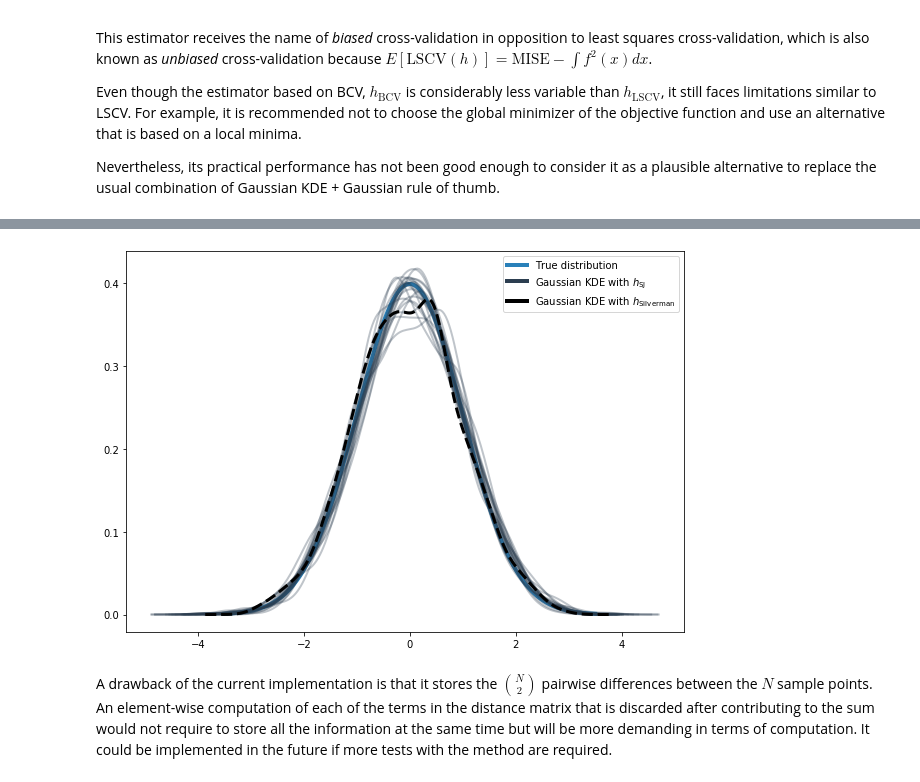
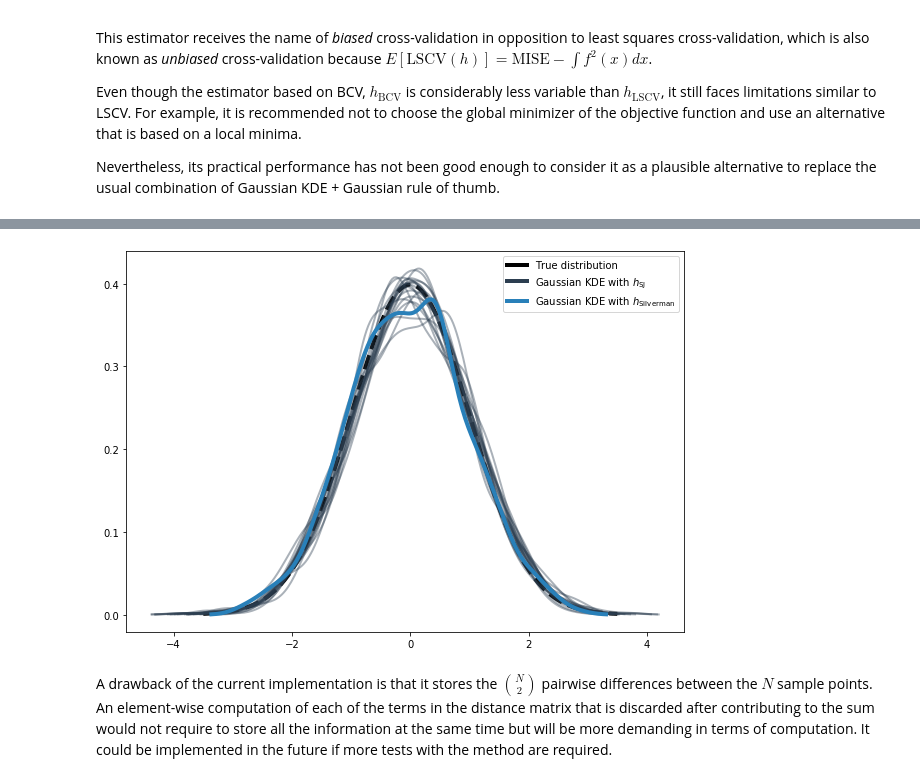
Before and after one commit to tomicapretto/density_estimation, a Jupyter notebook: notebooks/03_more_bandwidth_selectors.ipynb, the cells around one changed output, grey strips where cells are left out. Drawn from its saved outputs; the diff is of its cells as text; code cells hidden in the pictures.

```diff
--- a/notebooks/03_more_bandwidth_selectors.ipynb
+++ b/notebooks/03_more_bandwidth_selectors.ipynb
@@ -152,7 +152,6 @@ The value of $h$ that minimizes $\text{LSCV}(h)$ is detoned by $h_{\text{LSCV}}$
 The first point makes least squares cross-validation not valid for an automatic usage. The second point is also connected to the fact that the method usually result in very undersmoothed estimations, as opposite to the gaussian rule of thumb.
 # %%
 # Adapted from: https://github.com/JTsolon/least-squares-cross-validation-in-KDE
-
 import statsmodels.api as sm
 from scipy.optimize import minimize
 from scipy.integrate import quad
@@ -164,7 +163,7 @@ def get_ise_loocv(h, x, x_min, x_max):
 
     Parameters
     ----------
-    x : 1-D array-like
+    x : numpy array
         1 dimensional array of sample data from the variable for which a
         density estimate is desired.
     h : float
@@ -186,7 +185,8 @@ def get_ise_loocv(h, x, x_min, x_max):
     f_squared = lambda x : dens.evaluate(x) ** 2
 
     # Compute first term of LSCV(h) -- twice the area under `f_squared`
-    f_sq_twice_area = 2 * quad(f_squared, x_min, x_max)[0]
+    # I don't remember why we need "twice", bc the formula does not say so.
+    f_sq_twice_area =  2 * quad(f_squared, x_min, x_max)[0]
 
     # Compute second term of LSCV(h)
     f_loocv_sum = 0
@@ -233,23 +233,22 @@ def h_cv(x):
     return h
 # %%
 np.random.seed(1234)
-colors = [DARK_BLUE, NIGHT_BLUE, "black"]
+colors = ["black", NIGHT_BLUE, DARK_BLUE]
 labels = ["True distribution", r"Gaussian KDE with $h_{\mathrm{LSCV}}$", "Gaussian KDE with $h_{\mathrm{Silverman}}$"]
 lines = [Line2D([0], [0], color=c, linewidth=4) for c in colors]
 
 x_grid = np.linspace(-3.5, 3.5, 500)
-plt.plot(x_grid, stats.norm.pdf(x_grid), linewidth=4, color=DARK_BLUE)
+plt.plot(x_grid, stats.norm.pdf(x_grid), linewidth=4, linestyle="--", color="black")
 
 for i in range(20):
     rvs = np.random.normal(size=1000)
     h_lscv = h_cv(rvs)
     x_kde, y_kde = convolution_kde(rvs, h=h_lscv)
-    plt.plot(x_kde, y_kde, linewidth=2, color=NIGHT_BLUE, alpha=0.3)
+    plt.plot(x_kde, y_kde, linewidth=2, color=NIGHT_BLUE, alpha=0.4)
 
 x_kde, y_kde = convolution_kde(rvs)
-plt.plot(x_kde, y_kde, linewidth=3, linestyle="--", color="black")
-plt.legend(lines, labels)
-plt.show()
+plt.plot(x_kde, y_kde, linewidth=4, color=DARK_BLUE)
+plt.legend(lines, labels);
 # %% [output]
   the integrand in order to determine the difficulties.  If the position of a
   local difficulty can be determined (singularity, discontinuity) one will
@@ -358,6 +357,7 @@ def sj_helper(h, s_a, t_b, x_len, x_len_mult, x_pairwise_diff):
     g_h = 1.357 * np.abs(s_a / t_b) ** (1 / 7) * h ** (5 / 7)
     s_g = np.sum(np.sum(phi4(x_pairwise_diff / g_h), 0))
     s_g *= x_len_mult * g_h ** -5
+
     output = (numerator / np.abs(s_g * x_len)) ** 0.2 - h
 
     return output
@@ -368,7 +368,7 @@ def h_sj(x):
 
     Parameters
     ----------
-    x : 1-D array-like
+    x : numpy array
         1 dimensional array of sample data from the variable for which a
         density estimate is desired.
     Returns
@@ -395,31 +395,30 @@ def h_sj(x):
     s_a *= x_len_mult * a ** -5
 
     # Silverman's rule as initial value for h
-    h0 = 1.06 * x_std * x_len ** (-0.2)
+    h0 = 0.9 * x_std * x_len ** (-0.2)
 
     result = fsolve(sj_helper, h0, args=(s_a, t_b, x_len, x_len_mult, x_pairwise_diff))
     return result[0]
 # %%
 np.random.seed(1234)
-colors = [DARK_BLUE, NIGHT_BLUE, "black"]
+colors = ["black", NIGHT_BLUE, DARK_BLUE]
 labels = ["True distribution", r"Gaussian KDE with $h_{\mathrm{SJ}}$", "Gaussian KDE with $h_{\mathrm{Silverman}}$"]
 lines = [Line2D([0], [0], color=c, linewidth=4) for c in colors]
 
 x_grid = np.linspace(-3.5, 3.5, 500)
-plt.plot(x_grid, stats.norm.pdf(x_grid), linewidth=4, color=DARK_BLUE)
+plt.plot(x_grid, stats.norm.pdf(x_grid), linewidth=4, linestyle="--", color="black")
 
 for i in range(20):
     rvs = np.random.normal(size=1000)
     hsj = h_sj(rvs)
     x_kde, y_kde = convolution_kde(rvs, h=hsj)
-    plt.plot(x_kde, y_kde, linewidth=2, color=NIGHT_BLUE, alpha=0.3)
+    plt.plot(x_kde, y_kde, linewidth=2, color=NIGHT_BLUE, alpha=0.4)
 
 x_kde, y_kde = convolution_kde(rvs)
-plt.plot(x_kde, y_kde, linewidth=3, linestyle="--", color="black")
-plt.legend(lines, labels)
-plt.show()
+plt.plot(x_kde, y_kde, linewidth=4, color=DARK_BLUE)
+plt.legend(lines, labels);
 # %% [output]
-[figure, old version]
+[figure, new version]
 # %% [markdown]
 A drawback of the current implementation is that it stores the ${N}\choose{2}$ pairwise differences between the $N$ sample points. An element-wise computation of each of the terms in the distance matrix that is discarded after contributing to the sum would not require to store all the information at the same time but will be more demanding in terms of computation. It could be implemented in the future if more tests with the method are required.
 # %% [markdown]
```
Also changed, not shown: parts of 16 cells of this notebook, 5 other files.
